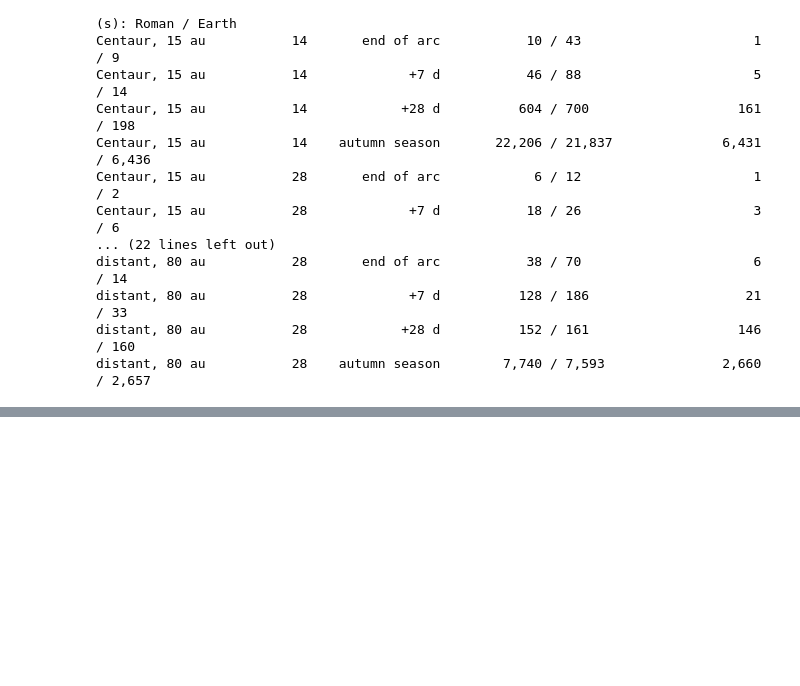
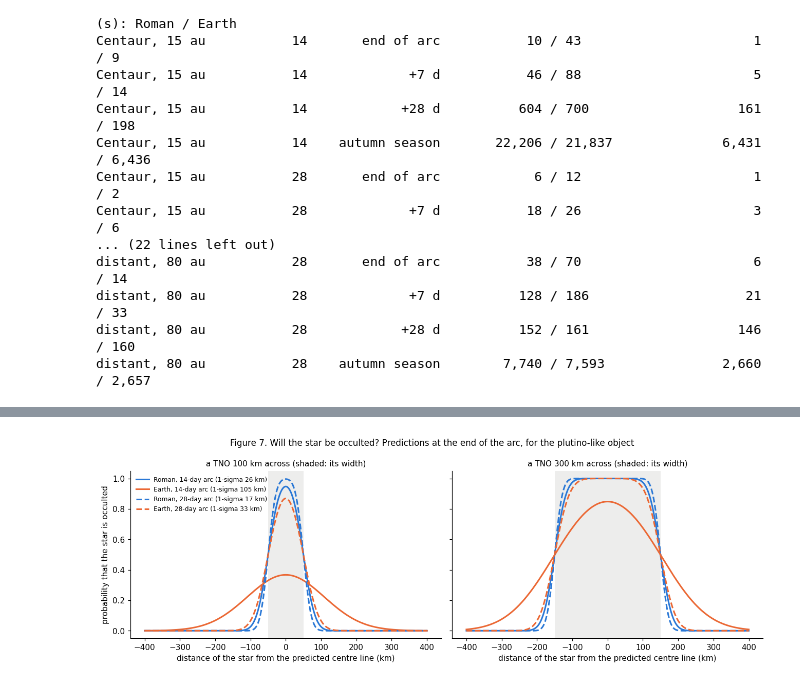
Before and after one commit to matthewjohnpayne/science-notebooks, a Jupyter notebook: notebooks/roman_tno/roman_tno.ipynb, the cells around one changed output, grey strips where cells are left out. Drawn from its saved outputs; the diff is of its cells as text; code cells hidden in the pictures; blank space fills up the shorter version.

```diff
--- a/notebooks/roman_tno/roman_tno.ipynb
+++ b/notebooks/roman_tno/roman_tno.ipynb
@@ -365,0 +416,20 @@ What stands out:
+# %%
+fig, axs = plt.subplots(1, 2, figsize=(12, 4.2), sharey=True)
+off = np.linspace(-400, 400, 801)
+for ax, R in zip(axs, (50, 150)):
+    for arc, ls in ((14, "-"), (28, "--")):
+        sp = rows[("plutino, 39 au", arc)][0]
+        for who, c in (("Roman", roman.ROMAN_C), ("Earth", roman.EARTH_C)):
+            sig = sp[who]["across"]
+            ax.plot(off, roman.occultation_probability(off, R, sig), ls, color=c, lw=2,
+                    label=f"{who}, {arc}-day arc (1-sigma {sig:.0f} km)")
+    ax.axvspan(-R, R, color=roman.MUTED, alpha=0.15, lw=0)
+    ax.set_xlabel("distance of the star from the predicted centre line (km)")
+    ax.set_title(f"a TNO {2 * R} km across (shaded: its width)", fontsize=10)
+axs[0].set_ylabel("probability that the star is occulted")
+axs[0].legend(fontsize=8, frameon=False, loc="upper left")
+fig.suptitle("Figure 7. Will the star be occulted? Predictions at the end of the arc, for the plutino-like object", fontsize=11)
+plt.tight_layout()
+plt.show()
+# %% [output]
+[figure, added]
```
Also changed, not shown: parts of 6 cells of this notebook, 2 other files.
